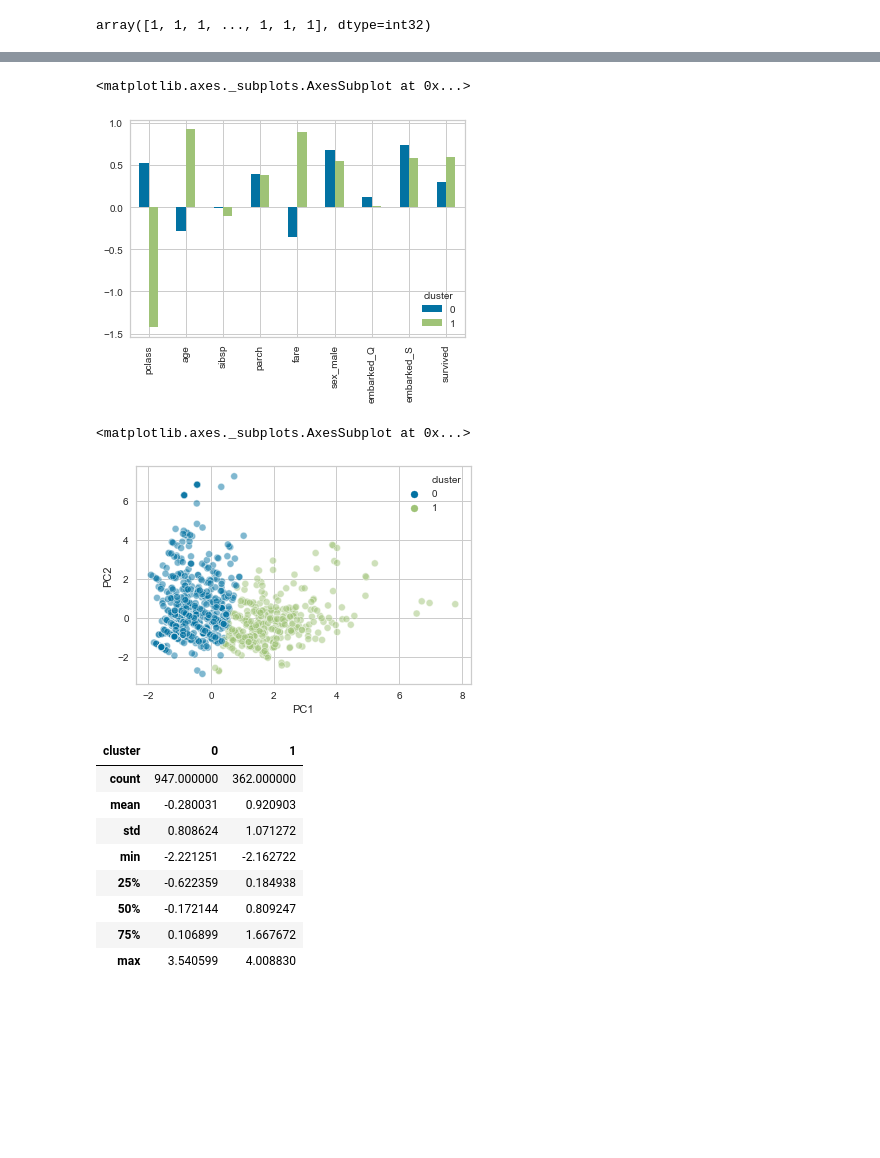
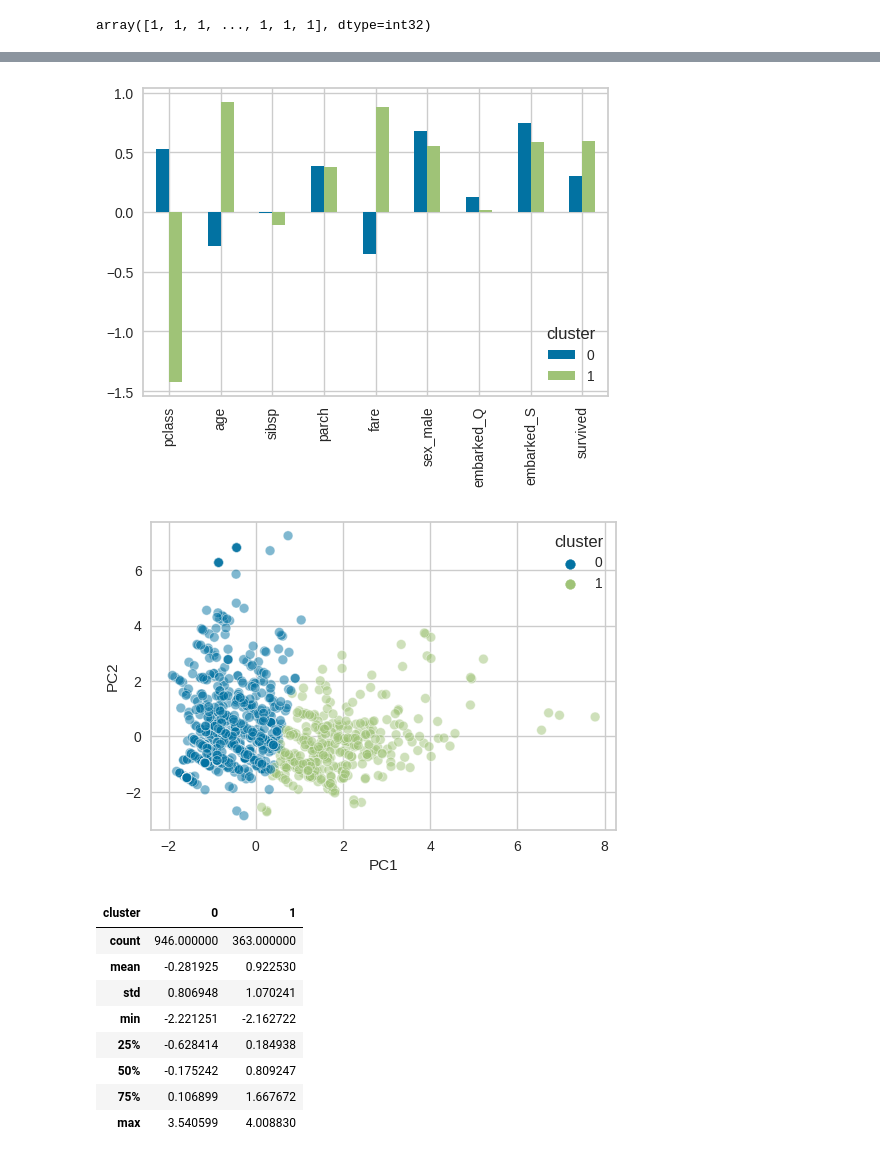
Before and after one commit to nglaz0v/ml_pocket_reference, a Jupyter notebook: ch18_Clustering.ipynb, the cells around one changed output, grey strips where cells are left out. Saved outputs shown, nothing was run; the diff lists cells and outputs as text; code cells hidden in the pictures; blank space fills up the shorter version.

```diff
--- a/ch18_Clustering.ipynb
+++ b/ch18_Clustering.ipynb
@@ -22,11 +22,11 @@ from yellowbrick.model_selection import (
     ValidationCurve,
 )
 
-url = (
-    "http://biostat.mc.vanderbilt.edu/"
-    "wiki/pub/Main/DataSets/titanic3.xls"
-)
-df = pd.read_excel(url)
+# url = (
+#     "http://biostat.mc.vanderbilt.edu/"
+#     "wiki/pub/Main/DataSets/titanic3.xls"
+# )
+df = pd.read_excel("titanic3.xls")
 def tweak_titanic(df):
     df = df.drop(
         columns=[
@@ -255,46 +244,44 @@ fig, ax = plt.subplots(figsize=(6, 4))
     .groupby("cluster")
     .mean()
     .T.plot.bar(ax=ax)
-)
+);
 # fig.savefig(
 #     "images/mlpr_1806.png",
 #     dpi=300,
 #     bbox_inches="tight",
 # )
 # %% [output]
-<matplotlib.axes._subplots.AxesSubplot at 0x...>
-[figure, old version]
+[figure, new version]
 # %%
 from sklearn.decomposition import PCA
 from sklearn.preprocessing import (
     StandardScaler,
 )
 
 fig, ax = plt.subplots(figsize=(6, 4))
 pca = PCA(random_state=42)
 X_pca = pca.fit_transform(
     StandardScaler().fit_transform(X)
 )
 sns.scatterplot(
-    "PC1",
-    "PC2",
+    x="PC1",
+    y="PC2",
     data=X.assign(
         PC1=X_pca[:, 0],
         PC2=X_pca[:, 1],
         cluster=labels,
     ),
     hue="cluster",
     alpha=0.5,
     ax=ax,
-)
+);
 # fig.savefig(
 #     "images/mlpr_1807.png",
 #     dpi=300,
 #     bbox_inches="tight",
 # )
 # %% [output]
-<matplotlib.axes._subplots.AxesSubplot at 0x...>
-[figure, old version]
+[figure, new version]
 # %%
 (
     X.assign(cluster=labels)
@@ -304,12 +291,12 @@ sns.scatterplot(
 )
 # %% [output]
 | cluster | 0 | 1 |
-| count | 947.000000 | 362.000000 |
-| mean | -0.280031 | 0.920903 |
-| std | 0.808624 | 1.071272 |
+| count | 946.000000 | 363.000000 |
+| mean | -0.281925 | 0.922530 |
+| std | 0.806948 | 1.070241 |
 | min | -2.221251 | -2.162722 |
-| 25% | -0.622359 | 0.184938 |
-| 50% | -0.172144 | 0.809247 |
+| 25% | -0.628414 | 0.184938 |
+| 50% | -0.175242 | 0.809247 |
 | 75% | 0.106899 | 1.667672 |
 | max | 3.540599 | 4.008830 |
 # %%
```
Also changed, not shown: parts of 10 cells of this notebook.
